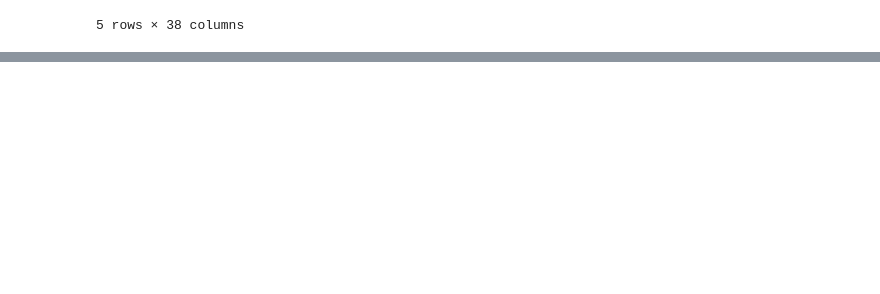
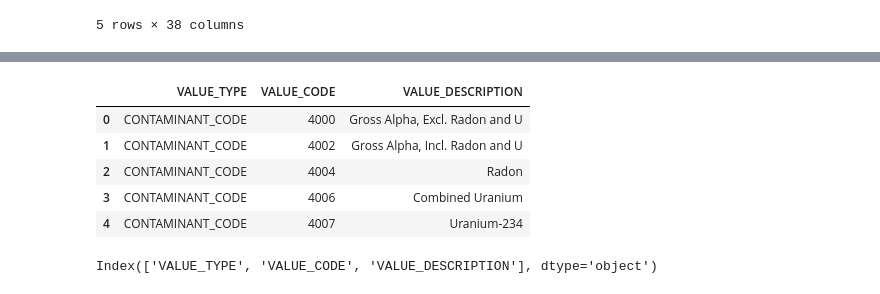
Before and after one commit to amydaniel24/kentucky_water_quality_analysis, a Jupyter notebook: notebooks/keystone_water_ky.ipynb, the cells around one changed output, grey strips where cells are left out. Saved outputs shown, nothing was run; the diff lists cells and outputs as text; code cells hidden in the pictures; blank space fills up the shorter version.

```diff
--- a/notebooks/keystone_water_ky.ipynb
+++ b/notebooks/keystone_water_ky.ipynb
@@ -652,0 +805,13 @@ plt.show()
+# %%
+codes.head()
+# %% [output]
+|  | VALUE_TYPE | VALUE_CODE | VALUE_DESCRIPTION |
+| 0 | CONTAMINANT_CODE | 4000 | Gross Alpha, Excl. Radon and U |
+| 1 | CONTAMINANT_CODE | 4002 | Gross Alpha, Incl. Radon and U |
+| 2 | CONTAMINANT_CODE | 4004 | Radon |
+| 3 | CONTAMINANT_CODE | 4006 | Combined Uranium |
+| 4 | CONTAMINANT_CODE | 4007 | Uranium-234 |
+# %%
+codes.columns
+# %% [output]
+Index(['VALUE_TYPE', 'VALUE_CODE', 'VALUE_DESCRIPTION'], dtype='object')
```
Also changed, not shown: parts of 16 cells of this notebook, 4 other files.
